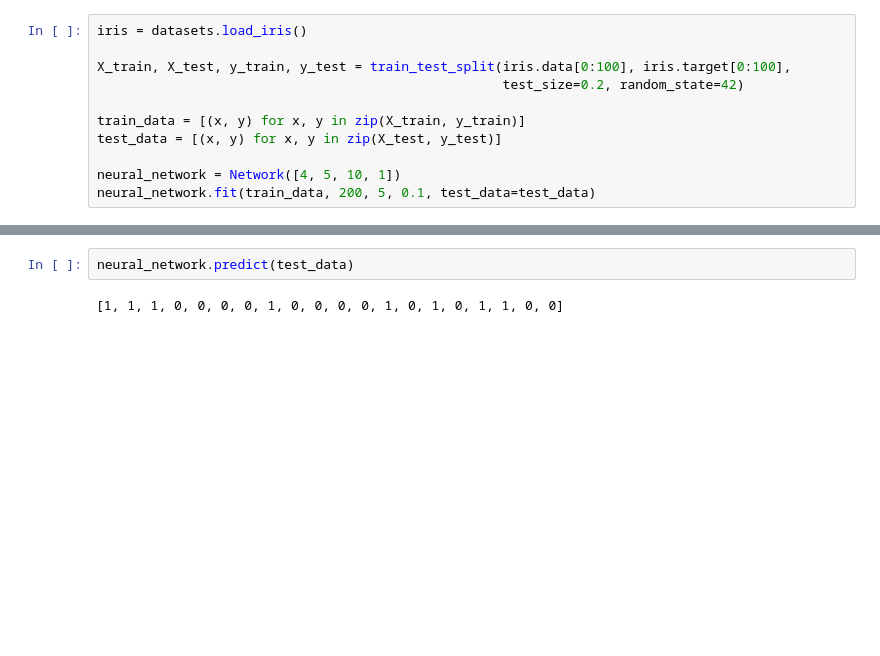
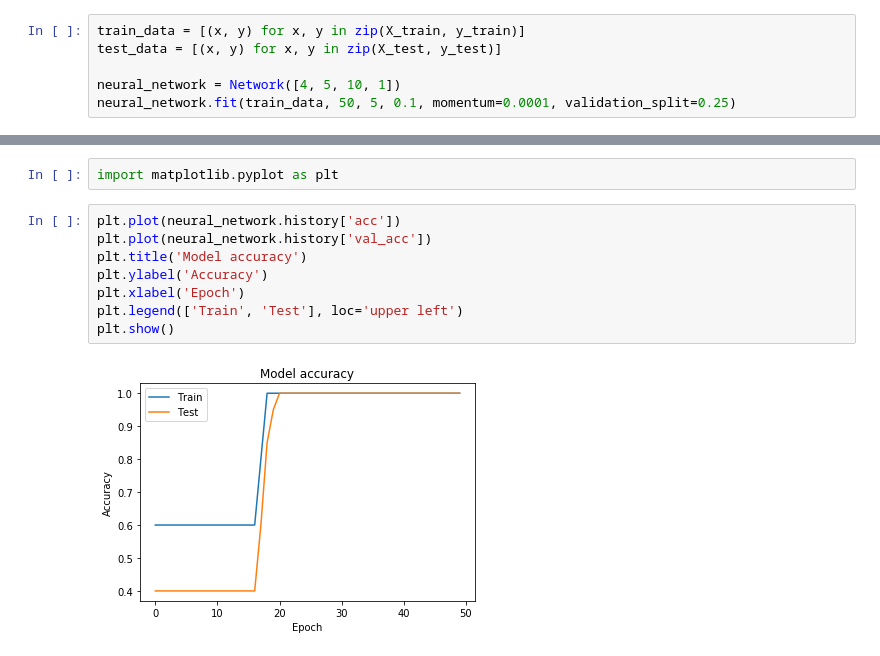
Before and after one commit to rizkiduwinanto/TubesML2, a Jupyter notebook: NeuralNetwork.ipynb, the cells around one changed output, grey strips where cells are left out. Cells and saved outputs as stored; diff of their text form; blank space fills up the shorter version.

Commit message:
fix algorithm, tuning, add graph and loss

```diff
--- a/NeuralNetwork.ipynb
+++ b/NeuralNetwork.ipynb
@@ -120,12 +132,7 @@ from sklearn.model_selection import train_test_split
 # %%
-iris = datasets.load_iris()
-
-X_train, X_test, y_train, y_test = train_test_split(iris.data[0:100], iris.target[0:100],
-                                                    test_size=0.2, random_state=42)
-
 train_data = [(x, y) for x, y in zip(X_train, y_train)]
 test_data = [(x, y) for x, y in zip(X_test, y_test)]
 
 neural_network = Network([4, 5, 10, 1])
-neural_network.fit(train_data, 200, 5, 0.1, test_data=test_data)
+neural_network.fit(train_data, 50, 5, 0.1, momentum=0.0001, validation_split=0.25)
 # %% [output]
@@ -134,4 +156,12 @@ Epoch 200 : 8 / 20
-# %%
-neural_network.predict(test_data)
-# %% [output]
-[1, 1, 1, 0, 0, 0, 0, 1, 0, 0, 0, 0, 1, 0, 1, 0, 1, 1, 0, 0]
+# %%
+import matplotlib.pyplot as plt
+# %%
+plt.plot(neural_network.history['acc'])
+plt.plot(neural_network.history['val_acc'])
+plt.title('Model accuracy')
+plt.ylabel('Accuracy')
+plt.xlabel('Epoch')
+plt.legend(['Train', 'Test'], loc='upper left')
+plt.show()
+# %% [output]
+[figure, added]
```
Also changed, not shown: parts of 10 cells of this notebook.
